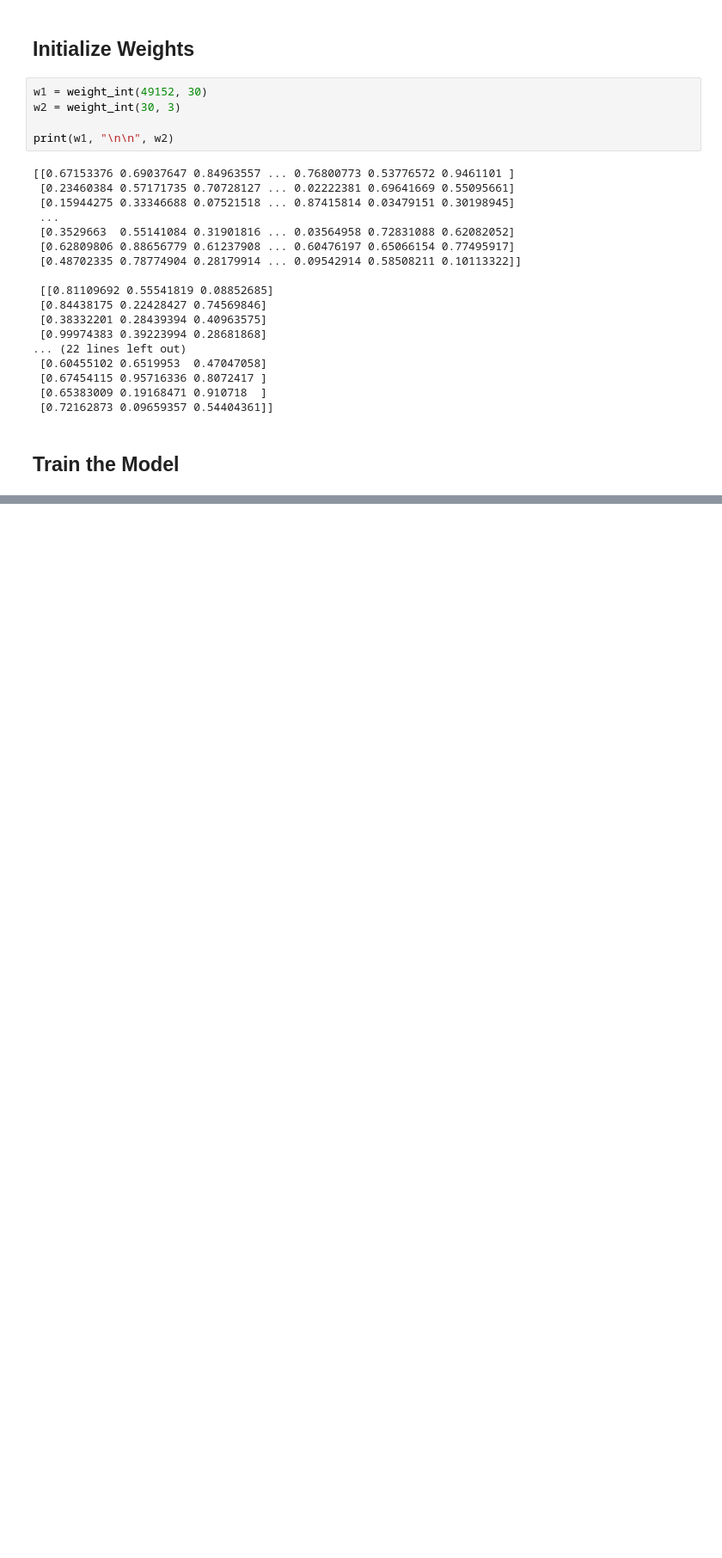
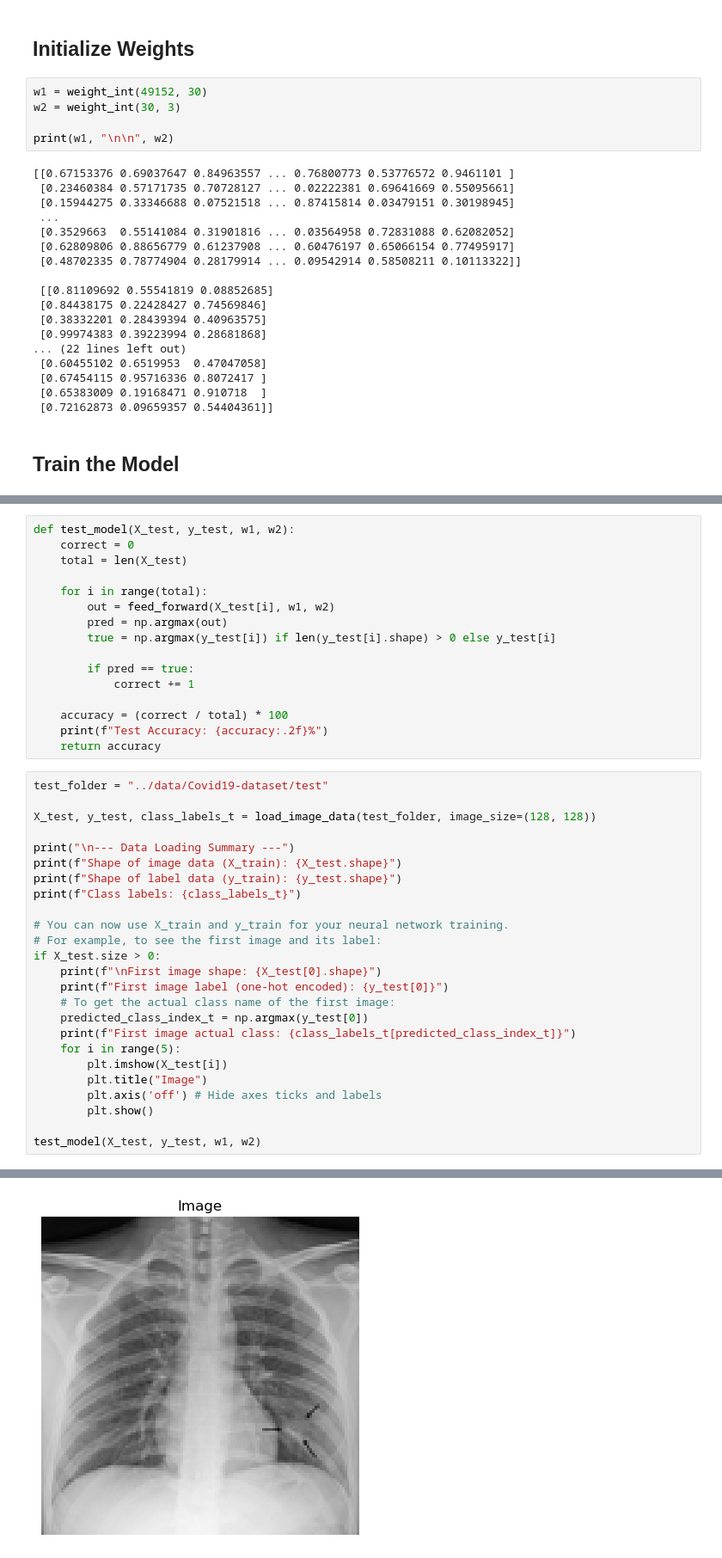
Before and after one commit to mohamesb/Neural-Network-GroundZero, a Jupyter notebook: src/Short_notebook.ipynb, the cells around one changed output, grey strips where cells are left out. Shown at 86% size. Cells and saved outputs as stored; diff of their text form; blank space fills up the shorter version.

Commit message:
Added Model testing function.

```diff
--- a/src/Short_notebook.ipynb
+++ b/src/Short_notebook.ipynb
@@ -252,0 +256,42 @@ epochs: 10 ======== acc: 96.28899895993138
+# %%
+def test_model(X_test, y_test, w1, w2):
+    correct = 0
+    total = len(X_test)
+
+    for i in range(total):
+        out = feed_forward(X_test[i], w1, w2)
+        pred = np.argmax(out)
+        true = np.argmax(y_test[i]) if len(y_test[i].shape) > 0 else y_test[i]
+
+        if pred == true:
+            correct += 1
+
+    accuracy = (correct / total) * 100
+    print(f"Test Accuracy: {accuracy:.2f}%")
+    return accuracy
+# %%
+test_folder = "../data/Covid19-dataset/test"
+
+X_test, y_test, class_labels_t = load_image_data(test_folder, image_size=(128, 128))
+
+print("\n--- Data Loading Summary ---")
+print(f"Shape of image data (X_train): {X_test.shape}")
+print(f"Shape of label data (y_train): {y_test.shape}")
+print(f"Class labels: {class_labels_t}")
+
+# You can now use X_train and y_train for your neural network training.
+# For example, to see the first image and its label:
+if X_test.size > 0:
+    print(f"\nFirst image shape: {X_test[0].shape}")
+    print(f"First image label (one-hot encoded): {y_test[0]}")
+    # To get the actual class name of the first image:
+    predicted_class_index_t = np.argmax(y_test[0])
+    print(f"First image actual class: {class_labels_t[predicted_class_index_t]}")
+    for i in range(5):
+        plt.imshow(X_test[i])
+        plt.title("Image")
+        plt.axis('off') # Hide axes ticks and labels
+        plt.show()
+
+test_model(X_test, y_test, w1, w2)
+# %% [output]
@@ -252,0 +311 @@ epochs: 10 ======== acc: 96.28899895993138
+[figure, added]
```
Also changed, not shown: parts of 3 cells of this notebook.
